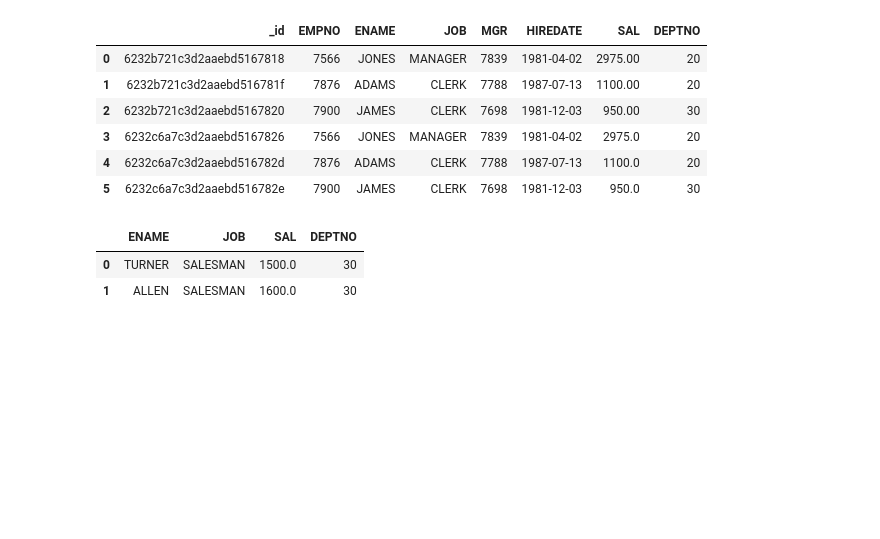
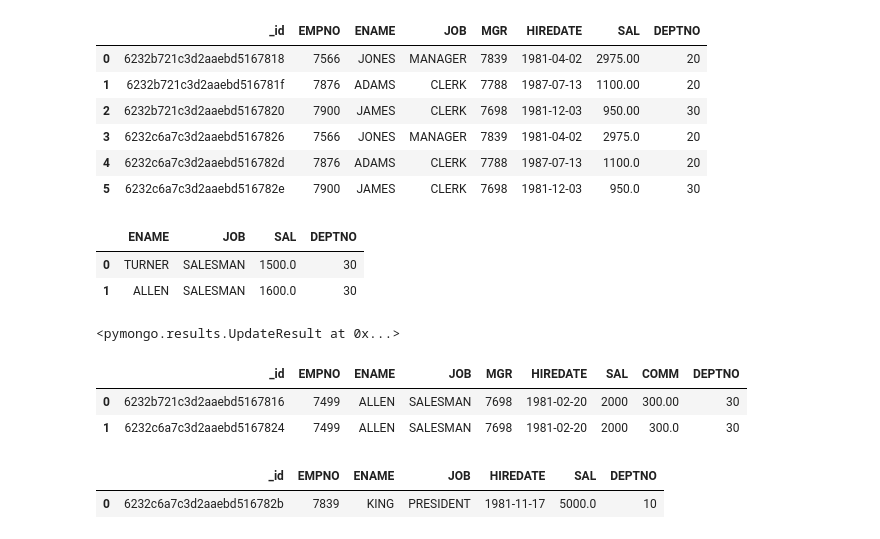
Before and after one commit to aprogod/learning, a Jupyter notebook: 22.03.17/220317.ipynb, the cells around one changed output. Saved outputs shown, nothing was run; the diff lists cells and outputs as text; code cells hidden in the pictures; blank space fills up the shorter version.

```diff
--- a/22.03.17/220317.ipynb
+++ b/22.03.17/220317.ipynb
@@ -326,3 +329,47 @@ pd.DataFrame(result)
 |  | ENAME | JOB | SAL | DEPTNO |
 | 0 | TURNER | SALESMAN | 1500.0 | 30 |
 | 1 | ALLEN | SALESMAN | 1600.0 | 30 |
+# %%
+db.emp.update_one(
+    {
+        "ENAME" : "SMITH"
+    },
+    {
+        "$set" : {"SAL" : 880}
+    }
+)
+# %% [output]
+<pymongo.results.UpdateResult at 0x...>
+# %%
+import pandas as pd
+db.emp.update_many(
+    {
+        "ENAME" : "ALLEN"
+    },
+    {
+        "$set" : {"SAL" : 2000}
+    }
+)
+
+result = db.emp.find(
+    {"ENAME" : "ALLEN"}
+)
+pd.DataFrame(result)
+# %% [output]
+|  | _id | EMPNO | ENAME | JOB | MGR | HIREDATE | SAL | COMM | DEPTNO |
+| 0 | 6232b721c3d2aaebd5167816 | 7499 | ALLEN | SALESMAN | 7698 | 1981-02-20 | 2000 | 300.00 | 30 |
+| 1 | 6232c6a7c3d2aaebd5167824 | 7499 | ALLEN | SALESMAN | 7698 | 1981-02-20 | 2000 | 300.0 | 30 |
+# %%
+db.emp.delete_one(
+    {
+        "JOB" : "PRESIDENT"
+    }
+)
+
+result = db.emp.find(
+    {"JOB" : "PRESIDENT"}
+)
+pd.DataFrame(result)
+# %% [output]
+|  | _id | EMPNO | ENAME | JOB | HIREDATE | SAL | DEPTNO |
+| 0 | 6232c6a7c3d2aaebd516782b | 7839 | KING | PRESIDENT | 1981-11-17 | 5000.0 | 10 |
```
Also changed, not shown: parts of 2 cells of this notebook, 4 other files.
